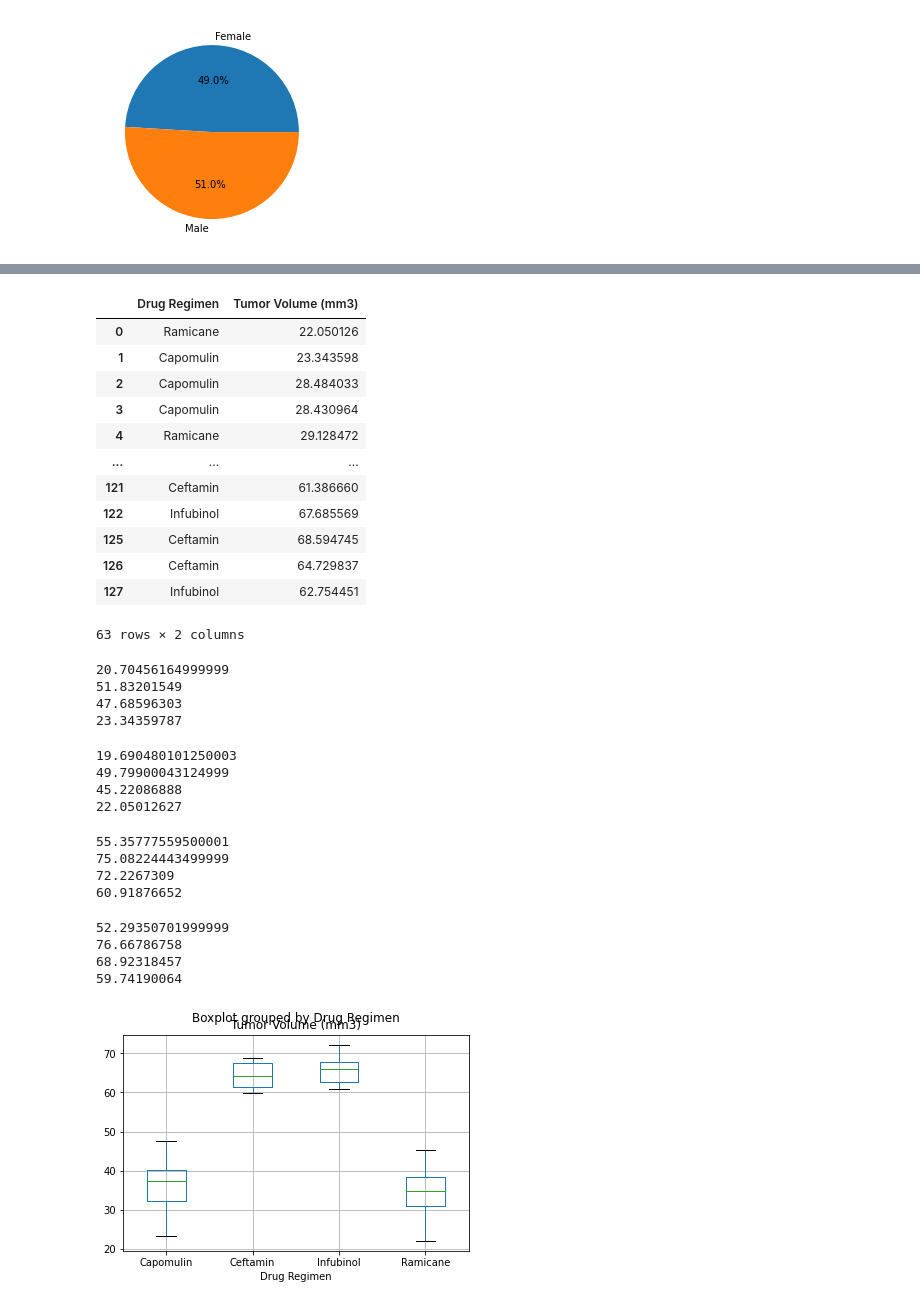
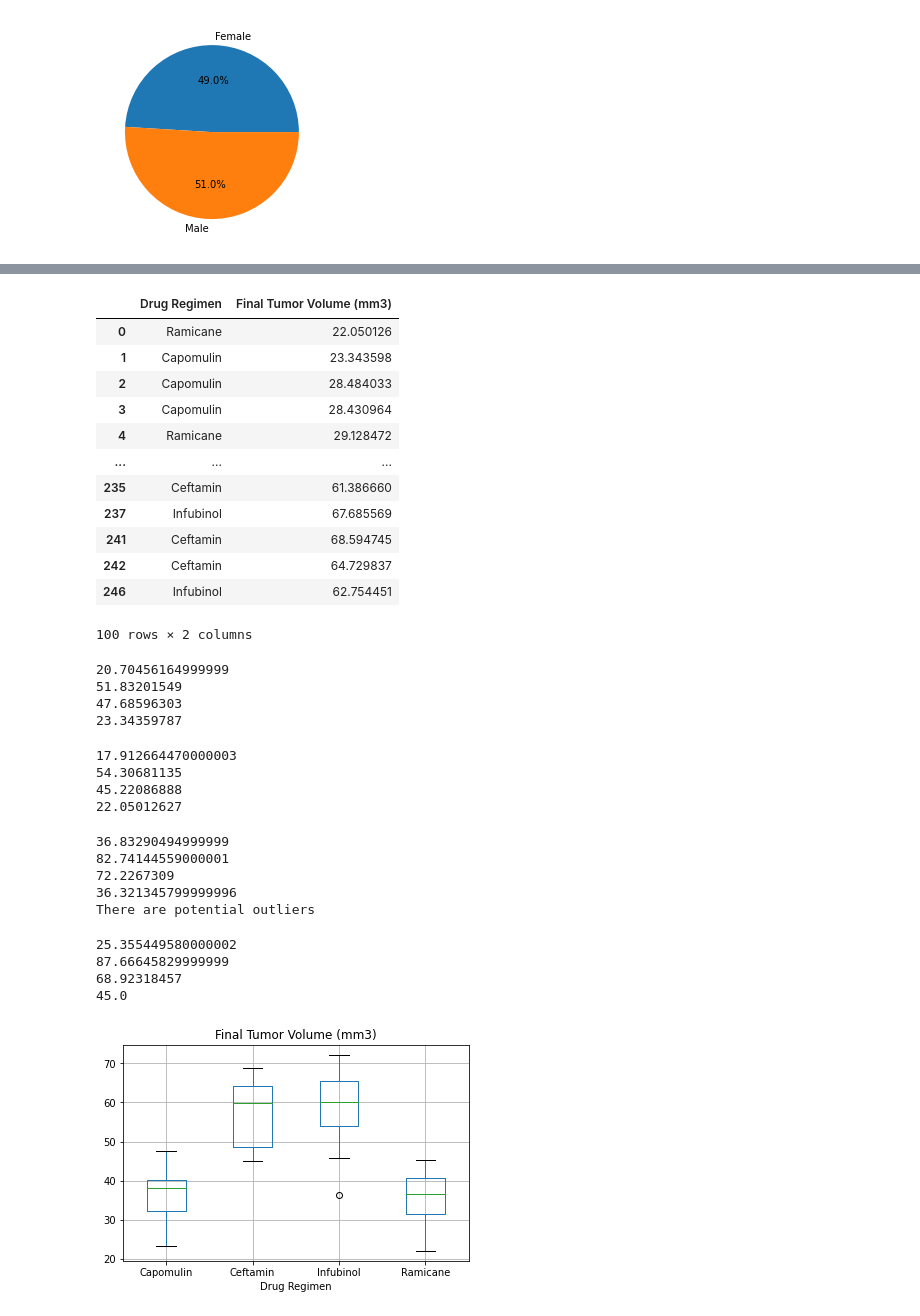
Before and after one commit to KStrange89/matplotlib_power, a Jupyter notebook: Cancer Mouse.ipynb, the cells around one changed output, grey strips where cells are left out. Cells and saved outputs as stored; diff of their text form; code cells hidden in the pictures.

```diff
--- a/Cancer Mouse.ipynb
+++ b/Cancer Mouse.ipynb
@@ -198,6 +199,7 @@ plt.show()
 # %%
 # get the last timepoint for each mouse
 
-ltp = combined[combined['Timepoint'].eq(45)]
-ltp
+ltp = combined.loc[combined.groupby('Mouse ID')['Timepoint'].idxmax()]
+ftv = ltp[['Mouse ID', 'Timepoint', 'Tumor Volume (mm3)']].reset_index(drop = True)
+ftv
 # %% [output]
@@ -218,5 +220,6 @@ ltp
 # merge with the original dataframe to get last timepoint tumor volume
 
 ltp_df = combined.merge(ltp)
+ltp_df = ltp_df.rename(columns = {'Tumor Volume (mm3)' : 'Final Tumor Volume (mm3)'})
 ltp_df
 # %% [output]
@@ -240,21 +243,21 @@ ltp_df
 dr = ['Capomulin', 'Ramicane', 'Infubinol', 'Ceftamin']
 
 drug_df = ltp_df[ltp_df['Drug Regimen'].isin(dr)]
-drug_df = drug_df[['Drug Regimen', 'Tumor Volume (mm3)']]
+drug_df = drug_df[['Drug Regimen', 'Final Tumor Volume (mm3)']]
 drug_df
 # %% [output]
-|  | Drug Regimen | Tumor Volume (mm3) |
+|  | Drug Regimen | Final Tumor Volume (mm3) |
 | 0 | Ramicane | 22.050126 |
 | 1 | Capomulin | 23.343598 |
 | 2 | Capomulin | 28.484033 |
 | 3 | Capomulin | 28.430964 |
 | 4 | Ramicane | 29.128472 |
 | ... | ... | ... |
-| 121 | Ceftamin | 61.386660 |
-| 122 | Infubinol | 67.685569 |
-| 125 | Ceftamin | 68.594745 |
-| 126 | Ceftamin | 64.729837 |
-| 127 | Infubinol | 62.754451 |
+| 235 | Ceftamin | 61.386660 |
+| 237 | Infubinol | 67.685569 |
+| 241 | Ceftamin | 68.594745 |
+| 242 | Ceftamin | 64.729837 |
+| 246 | Infubinol | 62.754451 |
-63 rows × 2 columns
+100 rows × 2 columns
 # %%
 capo = drug_df[drug_df['Drug Regimen'] == 'Capomulin']
@@ -276,7 +279,7 @@ print(min(capo['Tumor Volume (mm3)']))
 23.34359787
 # %%
 rami = drug_df[drug_df['Drug Regimen'] == 'Ramicane']
-rtumvol = rami['Tumor Volume (mm3)']
+rtumvol = rami['Final Tumor Volume (mm3)']
 quartiles = rtumvol.quantile([.25, .5, .75])
 q1 = quartiles[.25]
 q3 = quartiles[.75]
@@ -285,16 +288,16 @@ lowb = q1 - (iqr * 1.5)
 upb = q3 + (iqr * 1.5)
 print(lowb)
 print(upb)
-print(max(rami['Tumor Volume (mm3)']))
-print(min(rami['Tumor Volume (mm3)']))
+print(max(rami['Final Tumor Volume (mm3)']))
+print(min(rami['Final Tumor Volume (mm3)']))
 # %% [output]
-19.690480101250003
-49.79900043124999
+17.912664470000003
+54.30681135
 45.22086888
 22.05012627
 # %%
 infu = drug_df[drug_df['Drug Regimen'] == 'Infubinol']
-itumvol = infu['Tumor Volume (mm3)']
+itumvol = infu['Final Tumor Volume (mm3)']
 quartiles = itumvol.quantile([.25, .5, .75])
 q1 = quartiles[.25]
 q3 = quartiles[.75]
@@ -303,16 +306,18 @@ lowb = q1 - (iqr * 1.5)
 upb = q3 + (iqr * 1.5)
 print(lowb)
 print(upb)
-print(max(infu['Tumor Volume (mm3)']))
-print(min(infu['Tumor Volume (mm3)']))
+print(max(infu['Final Tumor Volume (mm3)']))
+print(min(infu['Final Tumor Volume (mm3)']))
+print('There are potential outliers')
 # %% [output]
-55.35777559500001
-75.08224443499999
+36.83290494999999
+82.74144559000001
 72.2267309
-60.91876652
+36.321345799999996
+There are potential outliers
 # %%
 ceft = drug_df[drug_df['Drug Regimen'] == 'Ceftamin']
-cetumvol = ceft['Tumor Volume (mm3)']
+cetumvol = ceft['Final Tumor Volume (mm3)']
 quartiles = cetumvol.quantile([.25, .5, .75])
 q1 = quartiles[.25]
 q3 = quartiles[.75]
@@ -321,15 +326,18 @@ lowb = q1 - (iqr * 1.5)
 upb = q3 + (iqr * 1.5)
 print(lowb)
 print(upb)
-print(max(ceft['Tumor Volume (mm3)']))
-print(min(ceft['Tumor Volume (mm3)']))
+print(max(ceft['Final Tumor Volume (mm3)']))
+print(min(ceft['Final Tumor Volume (mm3)']))
 # %% [output]
-52.29350701999999
-76.66786758
+25.355449580000002
+87.66645829999999
 68.92318457
-59.74190064
+45.0
 # %%
-boxplot = drug_df.boxplot(column = ['Tumor Volume (mm3)'], \
-                          by = 'Drug Regimen')
+boxplot = drug_df.boxplot(column = ['Final Tumor Volume (mm3)'], \
+                          by = 'Drug Regimen', )
+plt.suptitle('')
+plt.tight_layout
+plt.show()
 # %% [output]
-[figure, old version]
+[figure, new version]
```
Also changed, not shown: parts of 8 cells of this notebook.
